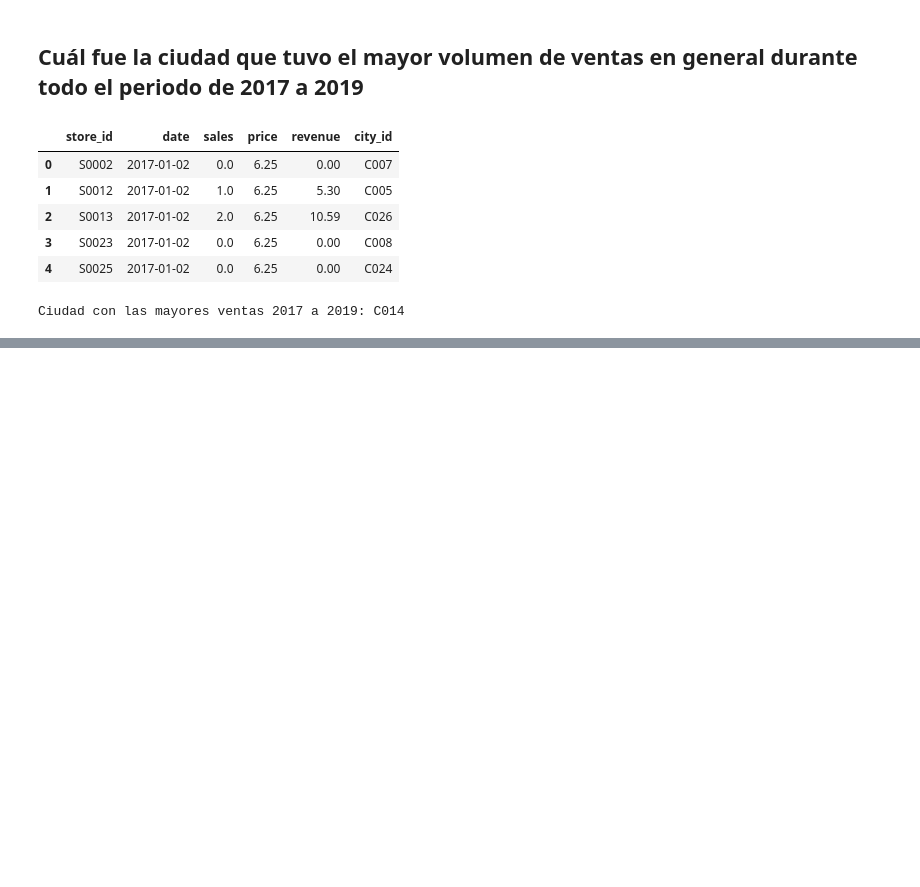
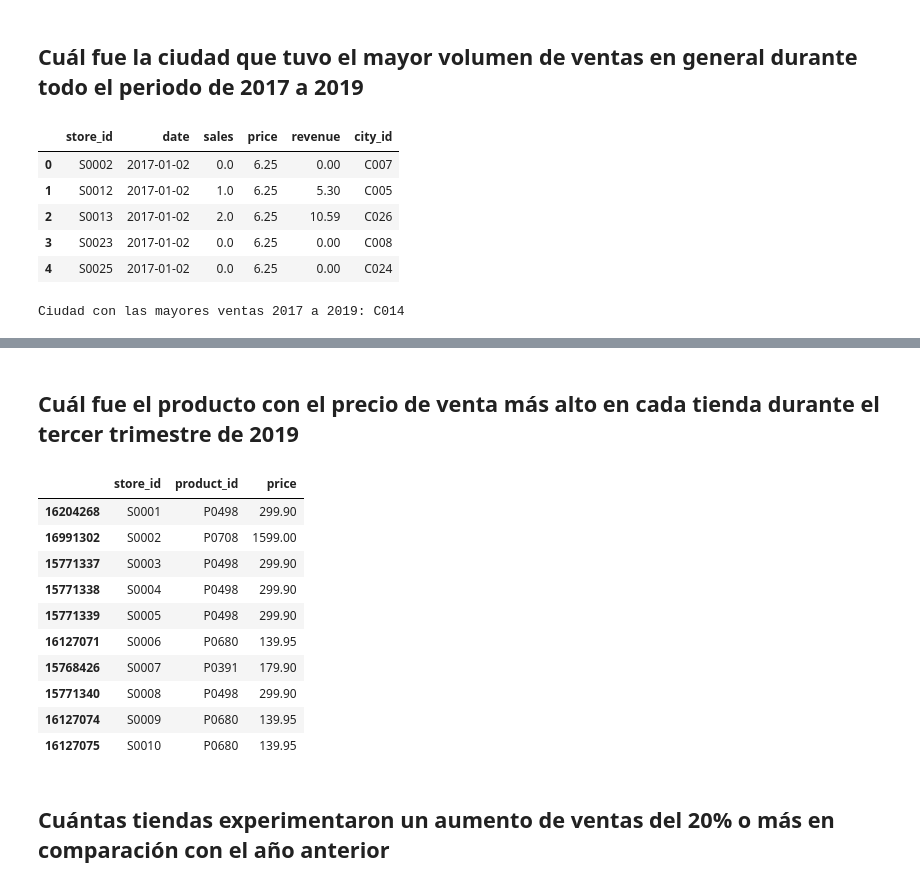
Before and after one commit to isantrich/workshop_DE, a Jupyter notebook: notebooks/ws_pandas.ipynb, the cells around one changed output, grey strips where cells are left out. Drawn from its saved outputs; the diff is of its cells as text; code cells hidden in the pictures; blank space fills up the shorter version.

```diff
--- a/notebooks/ws_pandas.ipynb
+++ b/notebooks/ws_pandas.ipynb
@@ -249,0 +208,30 @@ Ciudad con las mayores ventas 2017 a 2019: C014
+# %% [markdown]
+## **Cuál fue el producto con el precio de venta más alto en cada tienda durante el tercer trimestre de 2019**
+# %%
+# Filtrar los datos para el tercer trimestre de 2019.
+df_2019_q3 = df_sales[(df_sales['date'].dt.year == 2019) & (df_sales['date'].dt.month.isin([7, 8, 9]))]
+
+# Producto con el precio de venta más alto por tienda
+producto_mas_caros_por_tienda = df_2019_q3.loc[df_2019_q3.groupby('store_id')['price'].idxmax()]
+
+# Seleccionar las columnas a usar
+producto_mas_caros_por_tienda = producto_mas_caros_por_tienda[['store_id', 'product_id', 'price']]
+
+# Ordenar por tienda y precio de mayor a menor
+producto_mas_caros_por_tienda = producto_mas_caros_por_tienda.sort_values(by=['store_id', 'price'], ascending=[True, False])
+# %%
+producto_mas_caros_por_tienda.head(10)
+# %% [output]
+|  | store_id | product_id | price |
+| 16204268 | S0001 | P0498 | 299.90 |
+| 16991302 | S0002 | P0708 | 1599.00 |
+| 15771337 | S0003 | P0498 | 299.90 |
+| 15771338 | S0004 | P0498 | 299.90 |
+| 15771339 | S0005 | P0498 | 299.90 |
+| 16127071 | S0006 | P0680 | 139.95 |
+| 15768426 | S0007 | P0391 | 179.90 |
+| 15771340 | S0008 | P0498 | 299.90 |
+| 16127074 | S0009 | P0680 | 139.95 |
+| 16127075 | S0010 | P0680 | 139.95 |
+# %% [markdown]
+## **Cuántas tiendas experimentaron un aumento de ventas del 20% o más en comparación con el año anterior**
```
Also changed, not shown: parts of 45 cells of this notebook, 1 other file.
